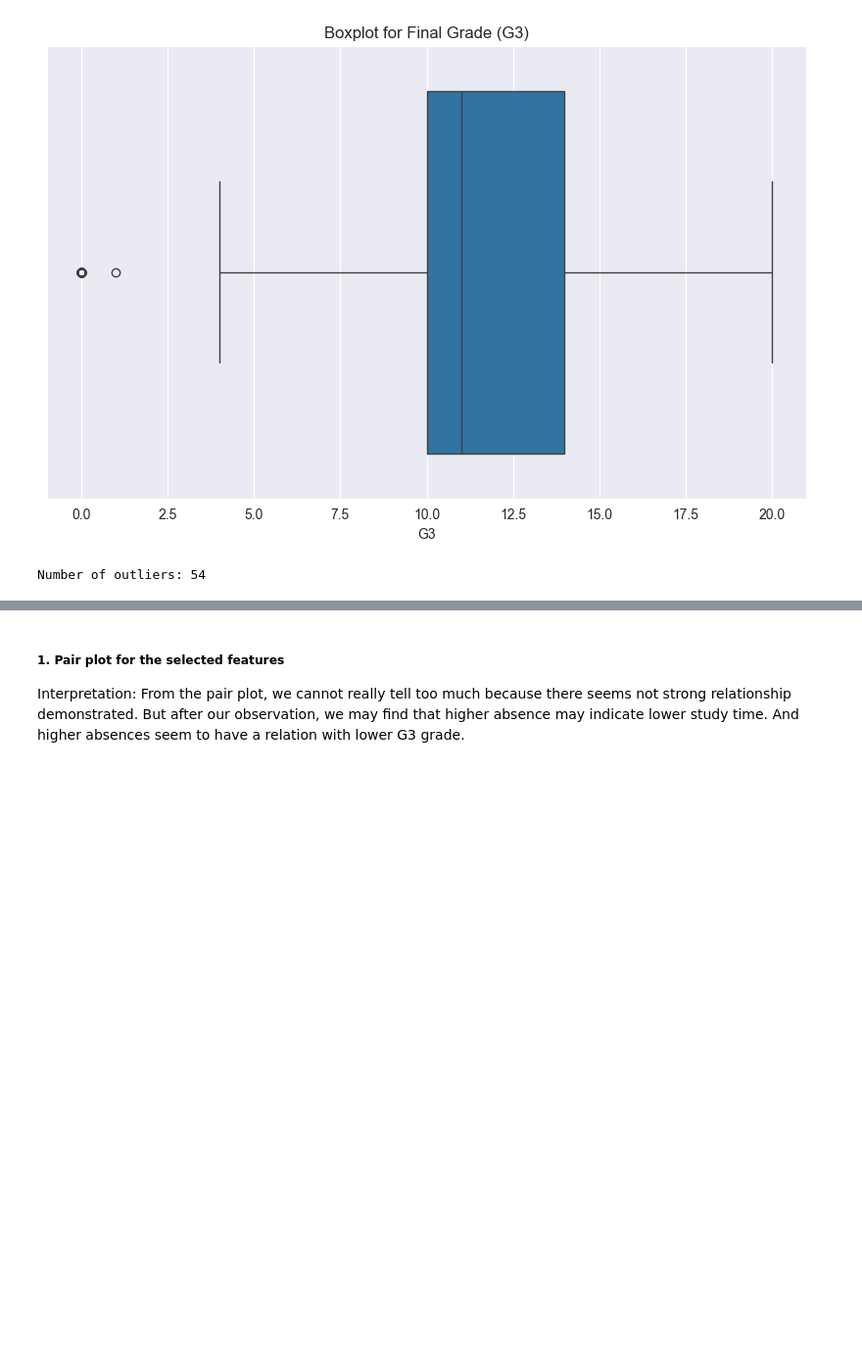
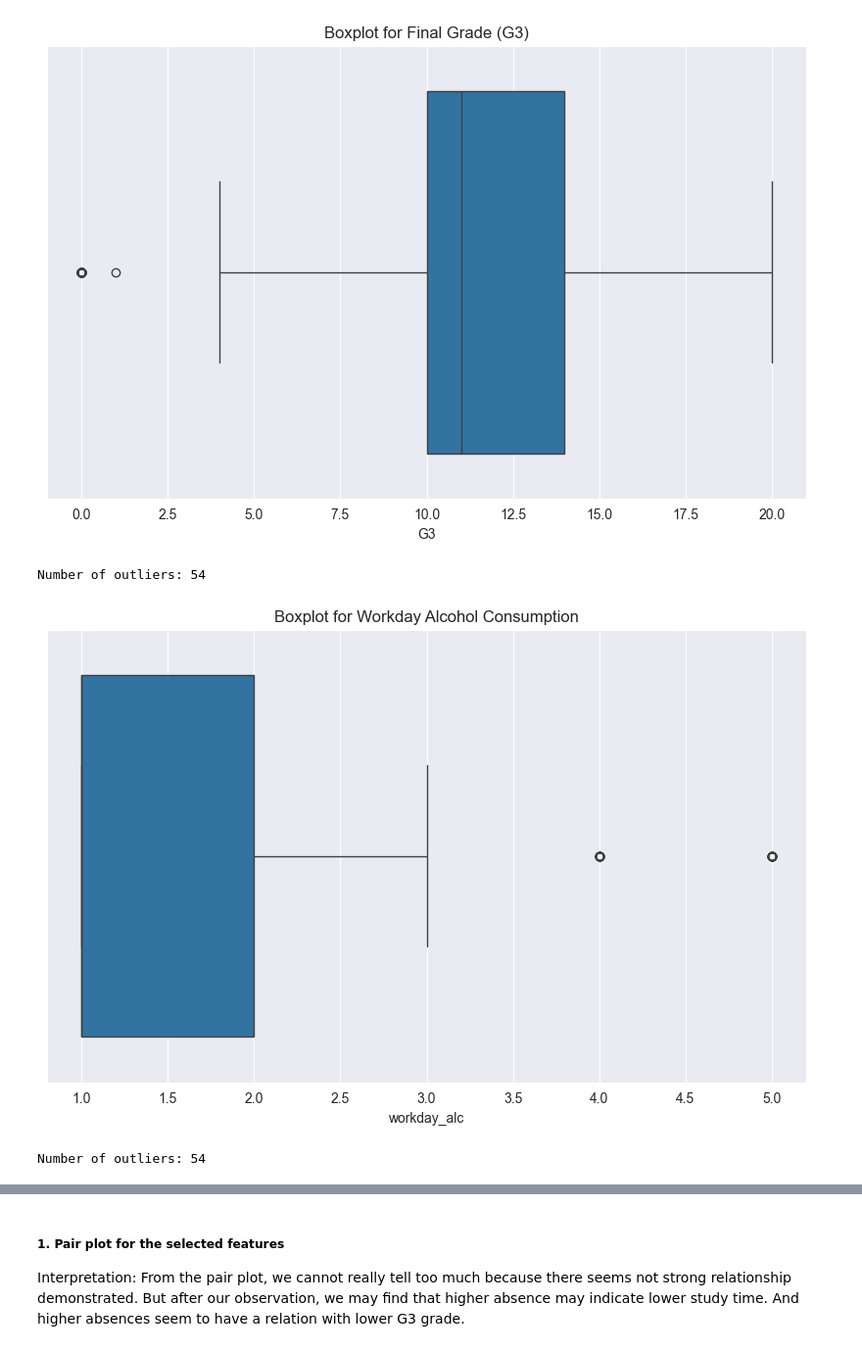
Before and after one commit to COGS108/Group088_WI24, a Jupyter notebook: EDACheckpoint_Group088_WI24.ipynb, the cells around one changed output, grey strips where cells are left out. Shown at 98% size. Saved outputs shown, nothing was run; the diff lists cells and outputs as text; code cells hidden in the pictures; blank space fills up the shorter version.

Commit message:
Determine whether they have any outliers

```diff
--- a/EDACheckpoint_Group088_WI24.ipynb
+++ b/EDACheckpoint_Group088_WI24.ipynb
@@ -329,11 +332,18 @@ plt.show()
+# %%
+# Function to calculate the IQR and determine outliers
+def detect_outliers(df, feature):
+    Q1 = df[feature].quantile(0.25)
+    Q3 = df[feature].quantile(0.75)
+    IQR = Q3 - Q1
+
+    lower_bound = Q1 - 1.5 * IQR
+    upper_bound = Q3 + 1.5 * IQR
+    outliers = df[(df[feature] < lower_bound) | (df[feature] > upper_bound)]
+
+    return outliers
 # %%
-# Calculate the IQR
-Q1 = df['G3'].quantile(0.25)
-Q3 = df['G3'].quantile(0.75)
-IQR = Q3 - Q1
-
-# Determine outliers using IQR
-outliers = df[(df['G3'] < (Q1 - 1.5 * IQR)) | (df['G3'] > (Q3 + 1.5 * IQR))]
+# Determine outliers of G3 using IQR
+outliers_G3 = detect_outliers(df, 'G3')
 
 # Plotting
 plt.figure(figsize=(10, 6))
@@ -342,7 +352,22 @@ plt.title('Boxplot for Final Grade (G3)')
 plt.show()
 
 # Check the number of outliers
-print("Number of outliers:", len(outliers))
+print("Number of outliers:", len(outliers_G3))
 # %% [output]
 [figure]
 Number of outliers: 54
+# %%
+# Determine outliers of workday_alc using IQR
+outliers_workday_alc = detect_outliers(df, 'workday_alc')
+
+# Plotting
+plt.figure(figsize=(10, 6))
+sns.boxplot(x=df['workday_alc'])
+plt.title('Boxplot for Workday Alcohol Consumption')
+plt.show()
+
+# Check the number of outliers
+print("Number of outliers:", len(outliers_G3))
+# %% [output]
+[figure, added]
+Number of outliers: 54
```
Also changed, not shown: parts of 8 cells of this notebook.
